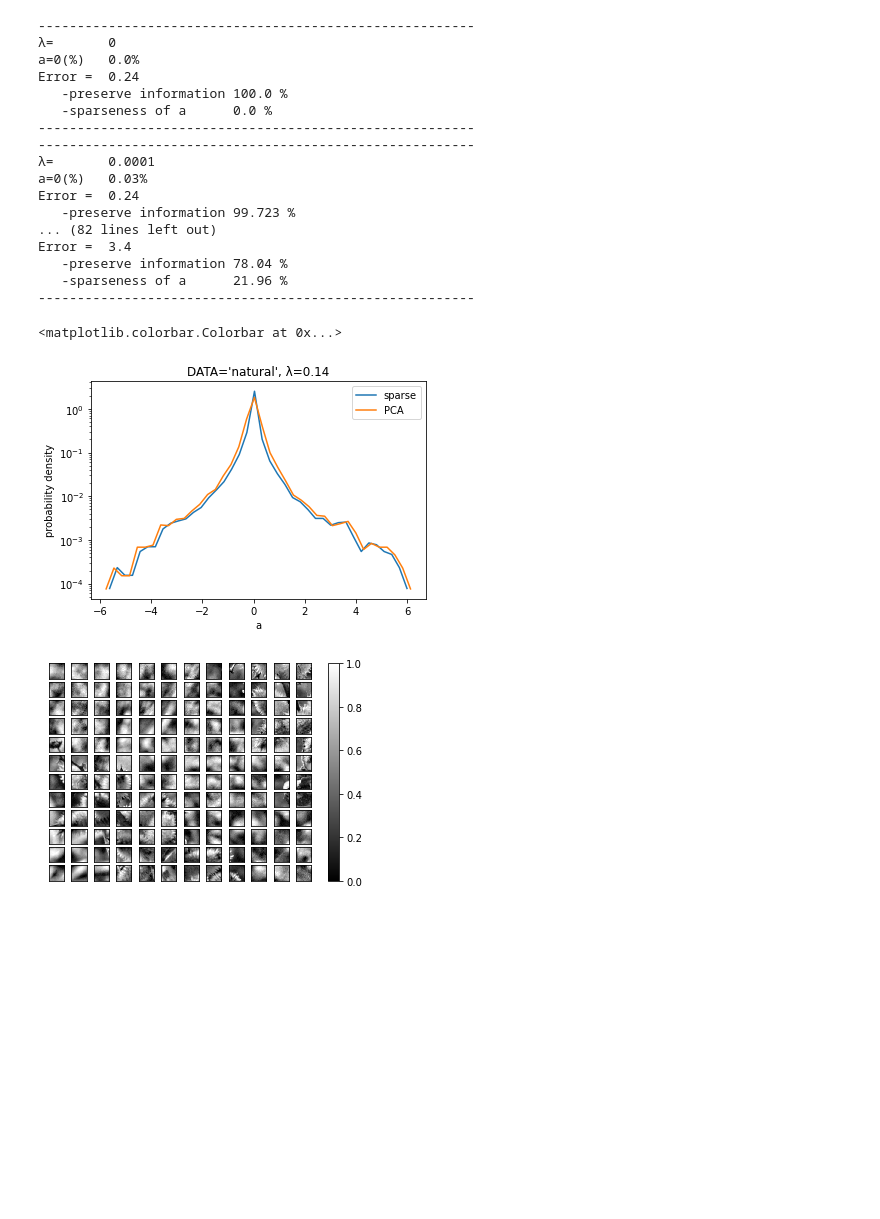
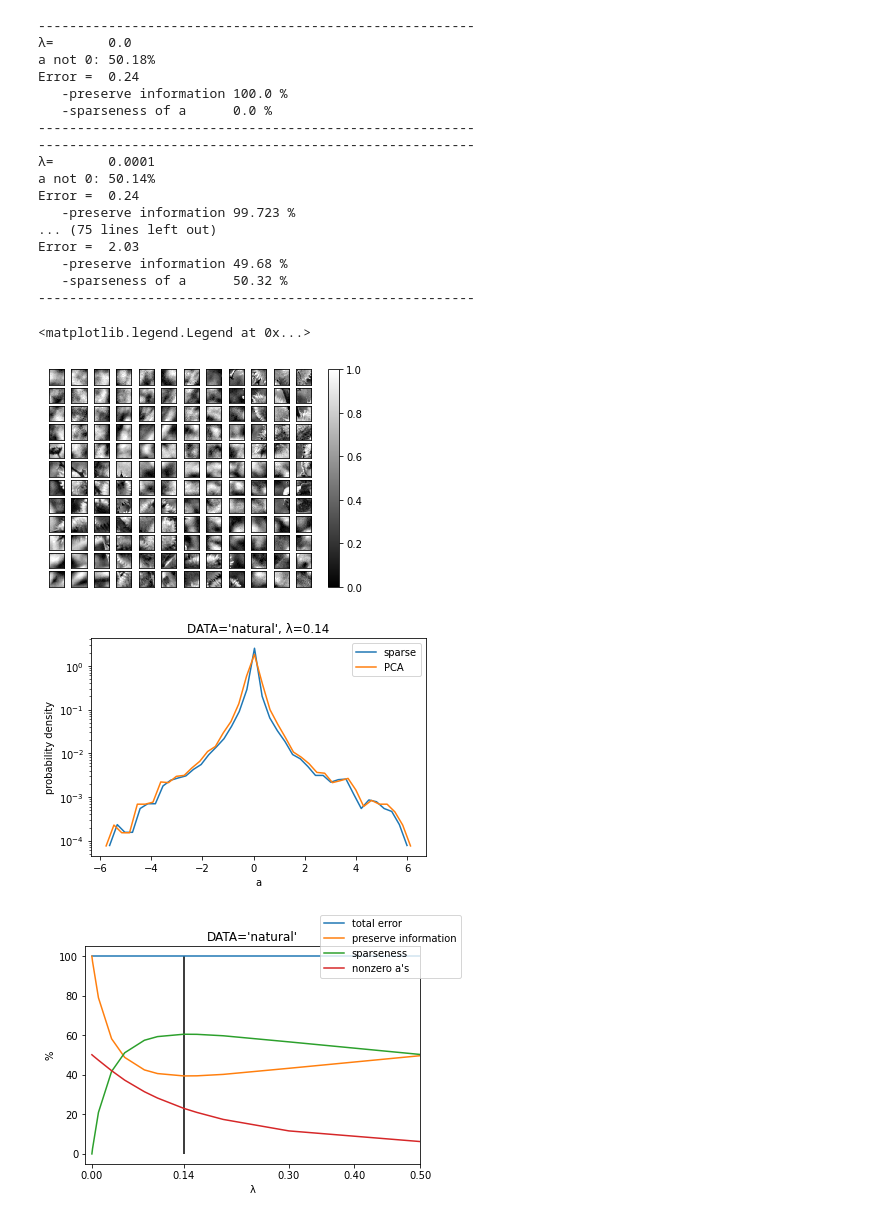
Before and after one commit to ssuidman/neurophysics, a Jupyter notebook: advanced_computational_neuroscience/Week 2 Take Home/Sparse_coding.ipynb, the cells around one changed output. Drawn from its saved outputs; the diff is of its cells as text; code cells hidden in the pictures; blank space fills up the shorter version.

```diff
--- a/advanced_computational_neuroscience/Week 2 Take Home/Sparse_coding.ipynb
+++ b/advanced_computational_neuroscience/Week 2 Take Home/Sparse_coding.ipynb
@@ -3,7 +3,7 @@ import numpy as np
 import matplotlib.pyplot as plt
 from skimage import io, color
 
-DATA = 'natural'
+DATA = 'natural' # choose 'natural' or 'pixels'
 
 if DATA == 'pixels':
     n1 = 16 # image size is n1 * n1
@@ -46,74 +46,98 @@ a_PCA = np.matmul(I,np.transpose(phi)) # a_PCA[pictures,features]
 b = np.matmul(I,np.transpose(phi)) # b[pictures,features] = sum( I[pictures,pixels]*phi[features,pixels]^T )
 C = np.matmul(phi,np.transpose(phi)) # C[features,features]
 
-for lamda in [0,0.0001,0.001,0.01,0.03,0.08,0.1,0.14,0.16,0.20,0.5,0.9,1.2,2]:
+
+lambdas = np.array([0,0.0001,0.001,0.01,0.03,0.05,0.08,0.1,0.14,0.16,0.20,0.3,0.5])
+E1_array = np.zeros(len(lambdas))
+E2_array = np.zeros(len(lambdas))
+a_non_zero = np.zeros(len(lambdas))
+for i,lamda in enumerate(lambdas):
     print("--------------------------------------------------------")
     print("λ=      ",lamda)
-    a_sparse = np.where(np.abs(b)<=lamda,0,b-lamda*np.sign(b)) # a[pictures,features]
+    a_sparse = np.where(np.abs(b)<=lamda,0,b-lamda*np.sign(b)) # a[pictures,features] # PROBLEM IS HERE!!!!!!! sign(b) SHOULD BE sign(a)
     En = 1/2*np.sum((I-np.matmul(a_sparse,phi))**2,axis=1) + lamda*np.sum(np.abs(a_sparse),axis=1)# calculate error En[pictures]
     E1 = 1/2*np.sum((I-np.matmul(a_sparse,phi))**2,axis=1)
     E2 = lamda*np.sum(np.abs(a_sparse),axis=1)
     E1_mean = np.mean(E1)
     E2_mean = np.mean(E2)
     E = np.mean(En) # mean error between pictures
-    print( "a=0(%)   " + str(round((np.sum(np.where(a_sparse==0,1,0))/(N*K))*100,2)) + "%" )
+    threshold_zero = 0.0001 # if a<error_zero then it is said to be zero
+    print( "a not 0: " + str(round((np.sum(np.where(a_sparse>threshold_zero,1,0))/(N*K))*100,2)) + "%" )
     print("Error = ",round(E,2))
     print("   -preserve information",round(E1_mean/E*100,3),"%")
     print("   -sparseness of a     ",round(E2_mean/E*100,3),"%")
     print("--------------------------------------------------------")
-
-
+    E1_array[i] = E1_mean/E
+    E2_array[i] = E2_mean/E
+    a_non_zero[i] = np.sum(np.where(a_sparse>threshold_zero,1,0))/(N*K)
 
 if DATA == 'natural':
     lamda = 0.14
 if DATA == 'pixels':
-    lamda = 0.08
+    lamda = 0.05
 a_sparse = np.where(np.abs(b)<=lamda,0,b-lamda*np.sign(b)) # a[pictures,features]
 y_sparse,x_sparse = np.histogram(a_sparse,bins=40,density=True)
 x_sparse = (x_sparse+np.mean(np.diff(x_sparse))/2)[:-1]
 y_PCA,x_PCA = np.histogram(a_PCA,bins=40,density=True)
 x_PCA = (x_PCA+np.mean(np.diff(x_PCA))/2)[:-1]
 
-fig,ax = plt.subplots()
-ax.plot(x_sparse,y_sparse,label="sparse")
-ax.plot(x_PCA,y_PCA,label="PCA")
-ax.set_yscale("log")
-ax.set_title("DATA='{}', λ={}".format(DATA,lamda))
-ax.set_xlabel('a')
-ax.set_ylabel('probability density')
-ax.legend()
 
-
+# plot the data of 16x16 pixels
 p = 12
 fig,ax = plt.subplots(nrows=p,ncols=p)
 for i in range(p):
     for j in range(p):
         if DATA == 'natural':
             ax[i][j].imshow(I[i*int(a2/16)+j,:].reshape(n1,n1),cmap='gray')
         else:
             ax[i][j].imshow(I[i*p+j,:].reshape(n1,n1),cmap='gray')
         ax[i][j].set_xticks([])
         ax[i][j].set_yticks([])
 fig.subplots_adjust(wspace=0.1, hspace=0.2)
 fig.colorbar(plt.cm.ScalarMappable(cmap='gray'),ax=ax)
+
+# plot the histogram of a
+fig,ax = plt.subplots()
+ax.plot(x_sparse,y_sparse,label="sparse")
+ax.plot(x_PCA,y_PCA,label="PCA")
+ax.set_yscale("log")
+ax.set_title("DATA='{}', λ={}".format(DATA,lamda))
+ax.set_xlabel('a')
+ax.set_ylabel('probability density')
+ax.legend()
+
+# plot for different lambda the error significance and nonzero a's
+fig,ax = plt.subplots(ncols=1)
+ax.plot(lambdas,np.ones(len(lambdas))*100,label="total error")
+ax.plot(lambdas,E1_array*100,label='preserve information')
+ax.plot(lambdas,E2_array*100,label='sparseness')
+ax.plot(lambdas,a_non_zero*100,label="nonzero a's")
+ax.vlines(lamda,ymin=0,ymax=100,color='black')
+ax.set_xlim([-0.01,0.5])
+ax.set_xticks([0,lamda,0.3,0.4,0.5])
+ax.set_xlabel('λ')
+ax.set_ylabel('%')
+ax.set_title("DATA='{}'".format(DATA))
+fig.legend(loc='upper right')
 # %% [output]
 --------------------------------------------------------
-λ=       0
-a=0(%)   0.0%
+λ=       0.0
+a not 0: 50.18%
 Error =  0.24
    -preserve information 100.0 %
    -sparseness of a      0.0 %
 --------------------------------------------------------
 --------------------------------------------------------
 λ=       0.0001
-a=0(%)   0.03%
+a not 0: 50.14%
 Error =  0.24
    -preserve information 99.723 %
-... (82 lines left out)
-Error =  3.4
-   -preserve information 78.04 %
-   -sparseness of a      21.96 %
+... (75 lines left out)
+Error =  2.03
+   -preserve information 49.68 %
+   -sparseness of a      50.32 %
 --------------------------------------------------------
-<matplotlib.colorbar.Colorbar at 0x...>
+<matplotlib.legend.Legend at 0x...>
-[figure, old version]
+[figure, new version]
-[figure, old version]
+[figure, new version]
+[figure, added]
```
Also changed, not shown: parts of 1 cell of this notebook, 32 other files.
